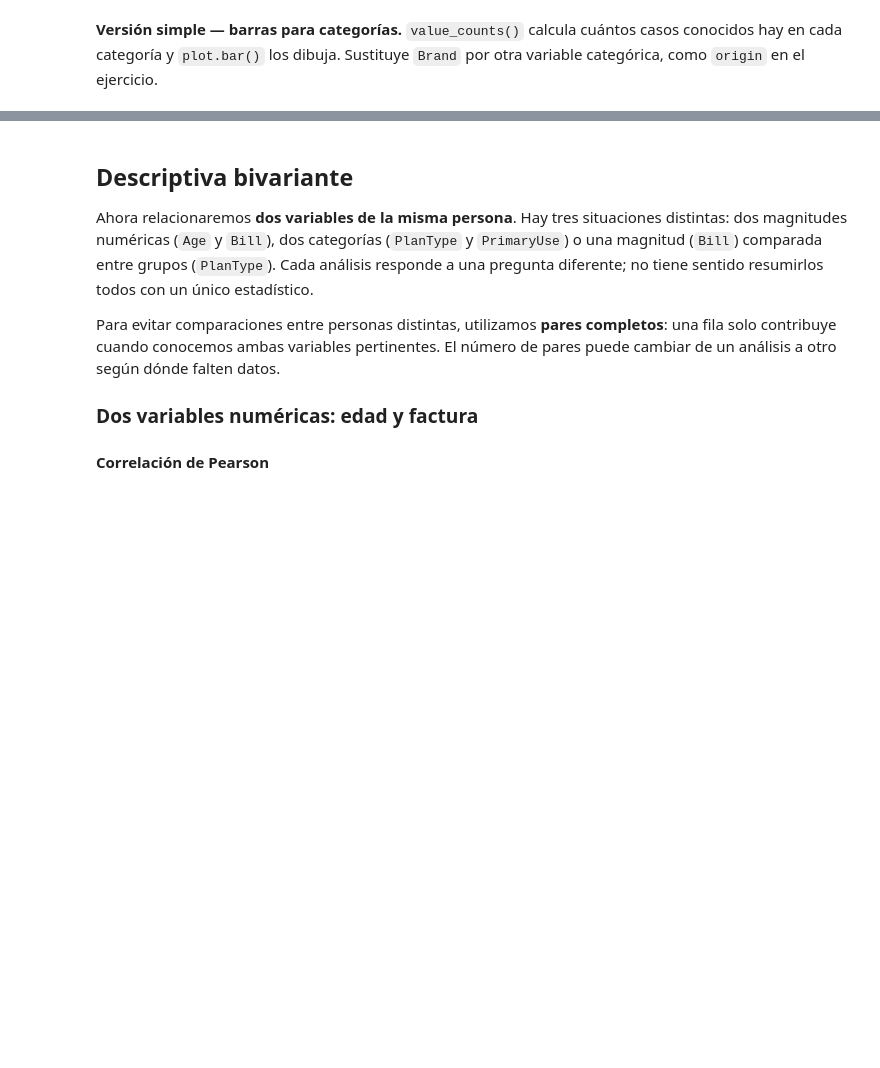
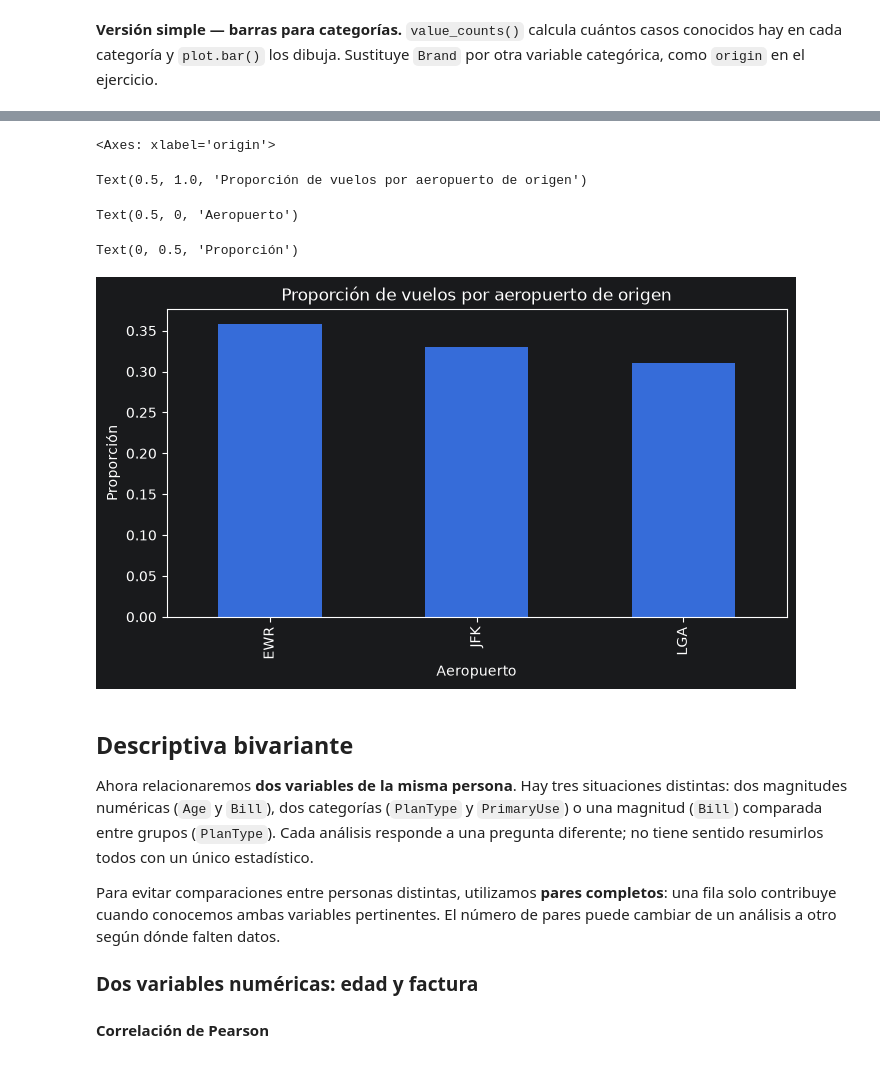
Before and after one commit to guiruha/LaSalle_Estadistica, a Jupyter notebook: sesiones/sesion1/s1.ipynb, the cells around one changed output, grey strips where cells are left out. Drawn from its saved outputs; the diff is of its cells as text; code cells hidden in the pictures; blank space fills up the shorter version.

```diff
--- a/sesiones/sesion1/s1.ipynb
+++ b/sesiones/sesion1/s1.ipynb
@@ -1231,0 +1743,5 @@ datos2 = pd.read_csv(DATA_PATH/"flights.txt", sep="\t", na_values=["@"])
+# %%
+recuentos = datos2["origin"].value_counts()
+proporciones = datos2["origin"].value_counts(normalize=True)
+recuentos
+proporciones
@@ -1232,3 +1775,15 @@ datos2 = pd.read_csv(DATA_PATH/"flights.txt", sep="\t", na_values=["@"])
+# %%
+proporciones.plot.bar()
+plt.title("Proporción de vuelos por aeropuerto de origen")
+plt.xlabel("Aeropuerto")
+plt.ylabel("Proporción")
+plt.show()
+# %% [output]
+<Axes: xlabel='origin'>
+Text(0.5, 1.0, 'Proporción de vuelos por aeropuerto de origen')
+Text(0.5, 0, 'Aeropuerto')
+Text(0, 0.5, 'Proporción')
+[figure, added]
 # %%
 # 1.5.2 — Descriptiva categórica del aeropuerto de origen.
 # Trabaja ahora con origin: cuenta vuelos por aeropuerto y calcula sus proporciones.
```
Also changed, not shown: parts of 107 cells of this notebook.
